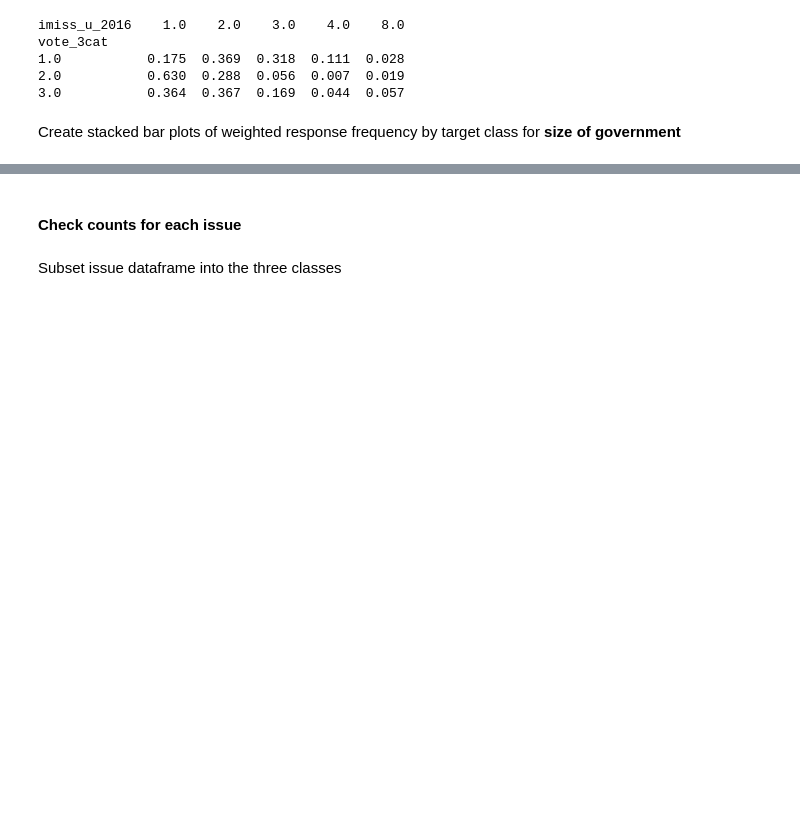
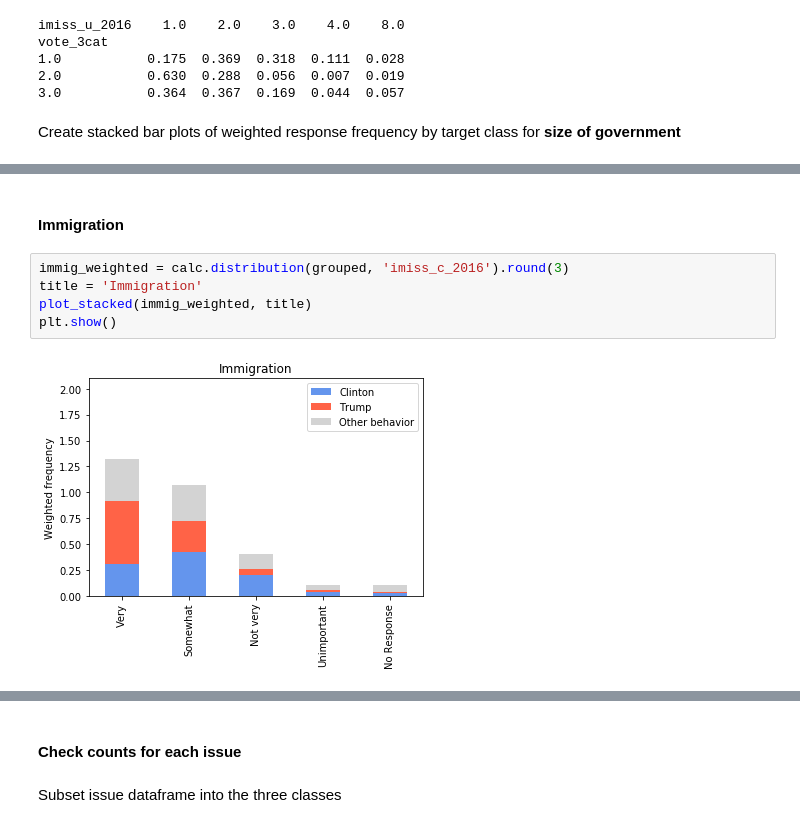
Before and after one commit to ali0003433/predict-by-issue-prioritization, a Jupyter notebook: notebooks/2-al-exploration.ipynb, the cells around one changed output, grey strips where cells are left out. Drawn from its saved outputs; the diff is of its cells as text; blank space fills up the shorter version.

```diff
--- a/notebooks/2-al-exploration.ipynb
+++ b/notebooks/2-al-exploration.ipynb
@@ -362,0 +379,9 @@ plt.show()
+# %% [markdown]
+#### Immigration
+# %%
+immig_weighted = calc.distribution(grouped, 'imiss_c_2016').round(3)
+title = 'Immigration'
+plot_stacked(immig_weighted, title)
+plt.show()
+# %% [output]
+[figure, added]
```
Also changed, not shown: parts of 26 cells of this notebook, 5 other files.
